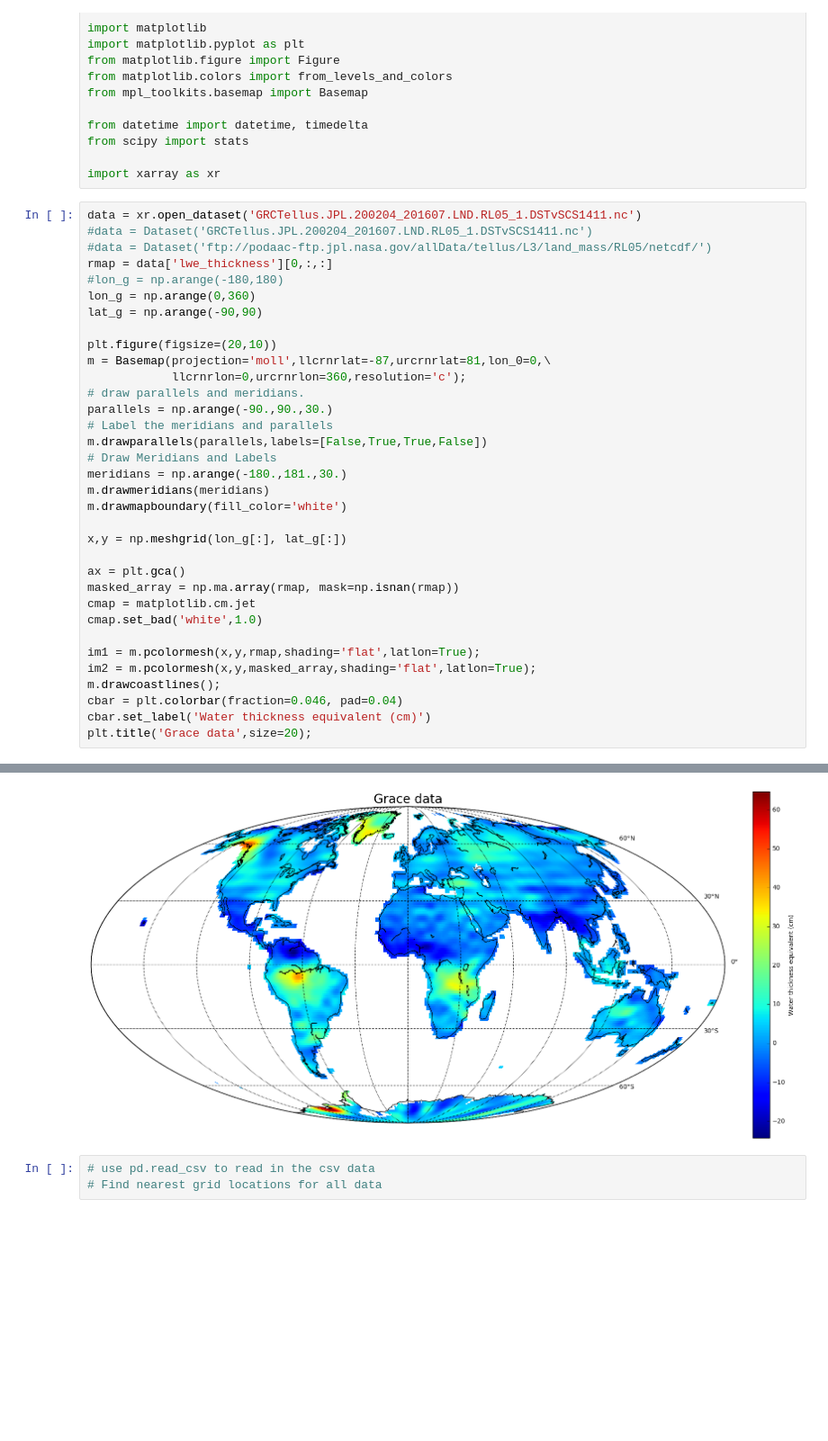
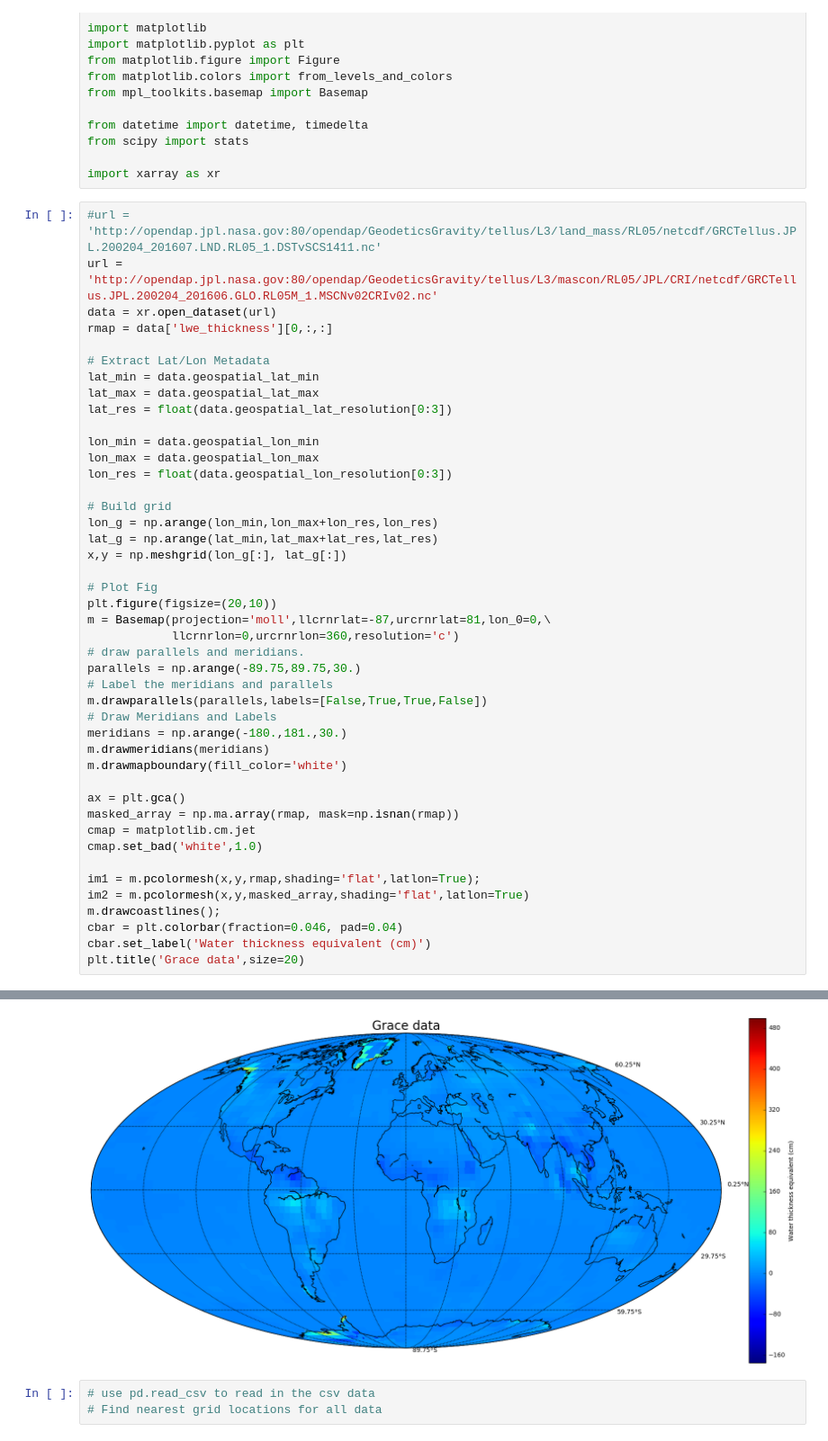
Before and after one commit to amrhein/freshwaterhack, a Jupyter notebook: grace_wells.ipynb, the cells around one changed output, grey strips where cells are left out. Shown at 90% size. Drawn from its saved outputs; the diff is of its cells as text; blank space fills up the shorter version.

Commit message:
Changed how meshgrid bounds are set. Extract x and y max, min, and res from .nc metadata.

```diff
--- a/grace_wells.ipynb
+++ b/grace_wells.ipynb
@@ -17,19 +17,31 @@ from scipy import stats
 
 import xarray as xr
 # %%
-data = xr.open_dataset('GRCTellus.JPL.200204_201607.LND.RL05_1.DSTvSCS1411.nc')
-#data = Dataset('GRCTellus.JPL.200204_201607.LND.RL05_1.DSTvSCS1411.nc')
-#data = Dataset('ftp://podaac-ftp.jpl.nasa.gov/allData/tellus/L3/land_mass/RL05/netcdf/')
+#url = 'http://opendap.jpl.nasa.gov:80/opendap/GeodeticsGravity/tellus/L3/land_mass/RL05/netcdf/GRCTellus.JPL.200204_201607.LND.RL05_1.DSTvSCS1411.nc'
+url = 'http://opendap.jpl.nasa.gov:80/opendap/GeodeticsGravity/tellus/L3/mascon/RL05/JPL/CRI/netcdf/GRCTellus.JPL.200204_201606.GLO.RL05M_1.MSCNv02CRIv02.nc'
+data = xr.open_dataset(url)
 rmap = data['lwe_thickness'][0,:,:]
-#lon_g = np.arange(-180,180)
-lon_g = np.arange(0,360)
-lat_g = np.arange(-90,90)
 
+# Extract Lat/Lon Metadata
+lat_min = data.geospatial_lat_min
+lat_max = data.geospatial_lat_max
+lat_res = float(data.geospatial_lat_resolution[0:3])
+
+lon_min = data.geospatial_lon_min
+lon_max = data.geospatial_lon_max
+lon_res = float(data.geospatial_lon_resolution[0:3])
+
+# Build grid
+lon_g = np.arange(lon_min,lon_max+lon_res,lon_res)
+lat_g = np.arange(lat_min,lat_max+lat_res,lat_res)
+x,y = np.meshgrid(lon_g[:], lat_g[:])
+
+# Plot Fig
 plt.figure(figsize=(20,10))
 m = Basemap(projection='moll',llcrnrlat=-87,urcrnrlat=81,lon_0=0,\
-            llcrnrlon=0,urcrnrlon=360,resolution='c');
+            llcrnrlon=0,urcrnrlon=360,resolution='c')
 # draw parallels and meridians.
-parallels = np.arange(-90.,90.,30.)
+parallels = np.arange(-89.75,89.75,30.)
 # Label the meridians and parallels
 m.drawparallels(parallels,labels=[False,True,True,False])
 # Draw Meridians and Labels
@@ -37,17 +49,15 @@ meridians = np.arange(-180.,181.,30.)
 m.drawmeridians(meridians)
 m.drawmapboundary(fill_color='white')
 
-x,y = np.meshgrid(lon_g[:], lat_g[:])
-
 ax = plt.gca()
 masked_array = np.ma.array(rmap, mask=np.isnan(rmap))
 cmap = matplotlib.cm.jet
 cmap.set_bad('white',1.0)
 
 im1 = m.pcolormesh(x,y,rmap,shading='flat',latlon=True);
-im2 = m.pcolormesh(x,y,masked_array,shading='flat',latlon=True);
+im2 = m.pcolormesh(x,y,masked_array,shading='flat',latlon=True)
 m.drawcoastlines();
 cbar = plt.colorbar(fraction=0.046, pad=0.04)
 cbar.set_label('Water thickness equivalent (cm)')
-plt.title('Grace data',size=20);
+plt.title('Grace data',size=20)
 # %% [output]
@@ -54,4 +65,4 @@ plt.title('Grace data',size=20);
-[figure, old version]
+[figure, new version]
 # %%
 # use pd.read_csv to read in the csv data
 # Find nearest grid locations for all data
```
Also changed, not shown: parts of 3 cells of this notebook.
